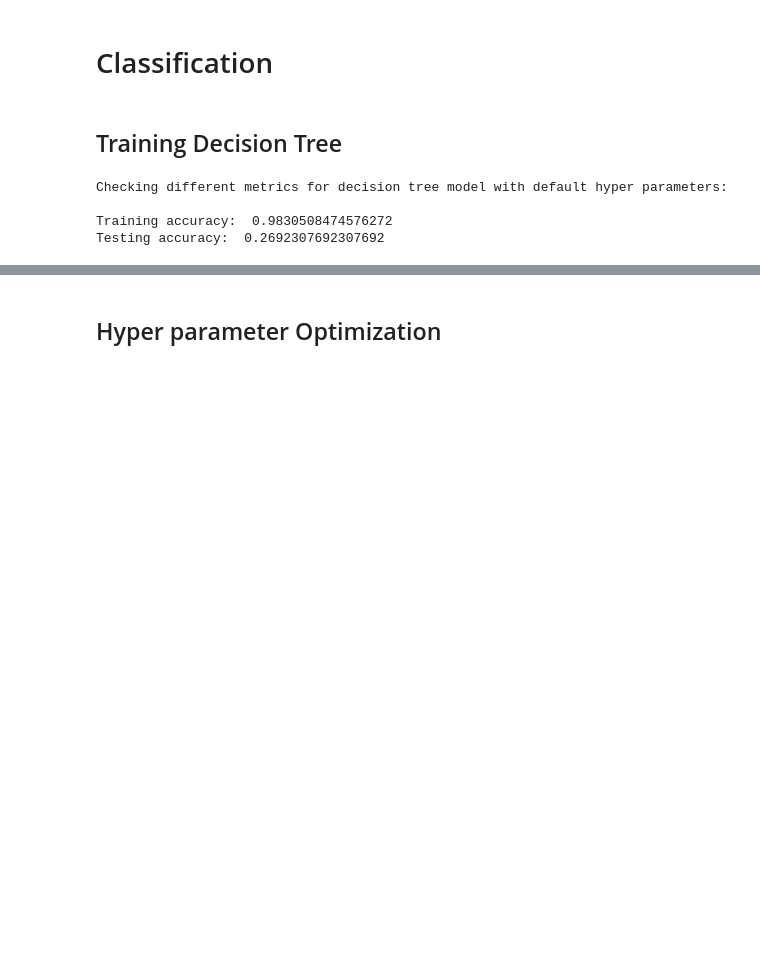
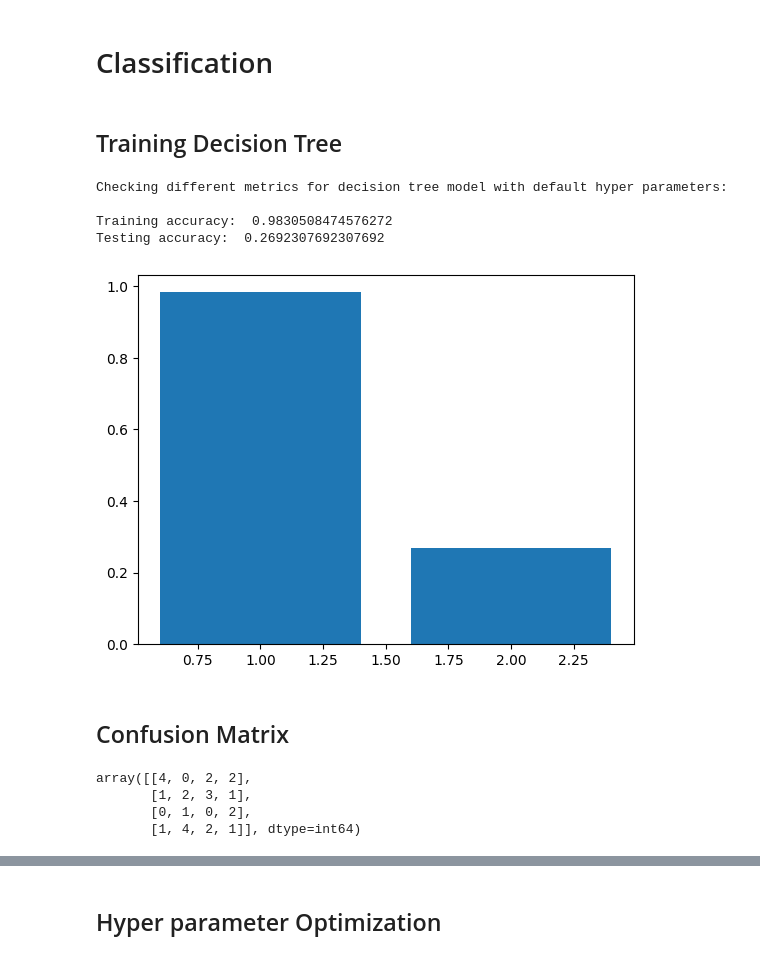
Before and after one commit to refido/tingkat-keaktifan-lembaga-kemanusiaan, a Jupyter notebook: kuis2.ipynb, the cells around one changed output, grey strips where cells are left out. Saved outputs shown, nothing was run; the diff lists cells and outputs as text; code cells hidden in the pictures; blank space fills up the shorter version.

```diff
--- a/kuis2.ipynb
+++ b/kuis2.ipynb
@@ -195,3 +196,20 @@ Checking different metrics for decision tree model with default hyper parameters
 
 Training accuracy:  0.9830508474576272
 Testing accuracy:  0.2692307692307692
+# %%
+# visualization
+data = [train_score, acc_score]
+plt.bar([1,2], data)
+plt.show()
+# %% [output]
+[figure, added]
+# %% [markdown]
+## Confusion Matrix
+# %%
+conf = metrics.confusion_matrix(y_test, pred_tree)
+conf
+# %% [output]
+array([[4, 0, 2, 2],
+       [1, 2, 3, 1],
+       [0, 1, 0, 2],
+       [1, 4, 2, 1]], dtype=int64)
```
Also changed, not shown: parts of 22 cells of this notebook, 1 other file.
